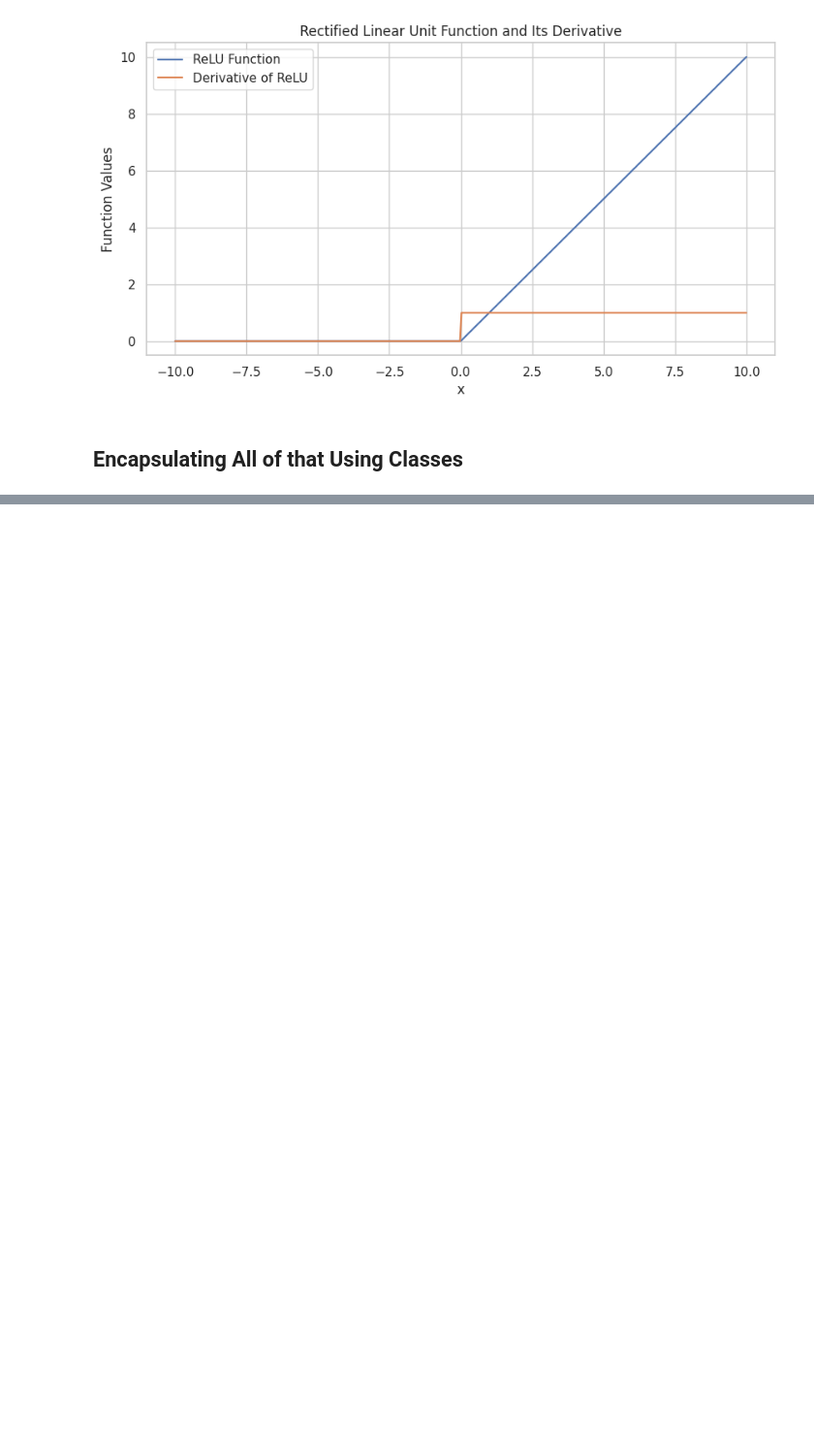
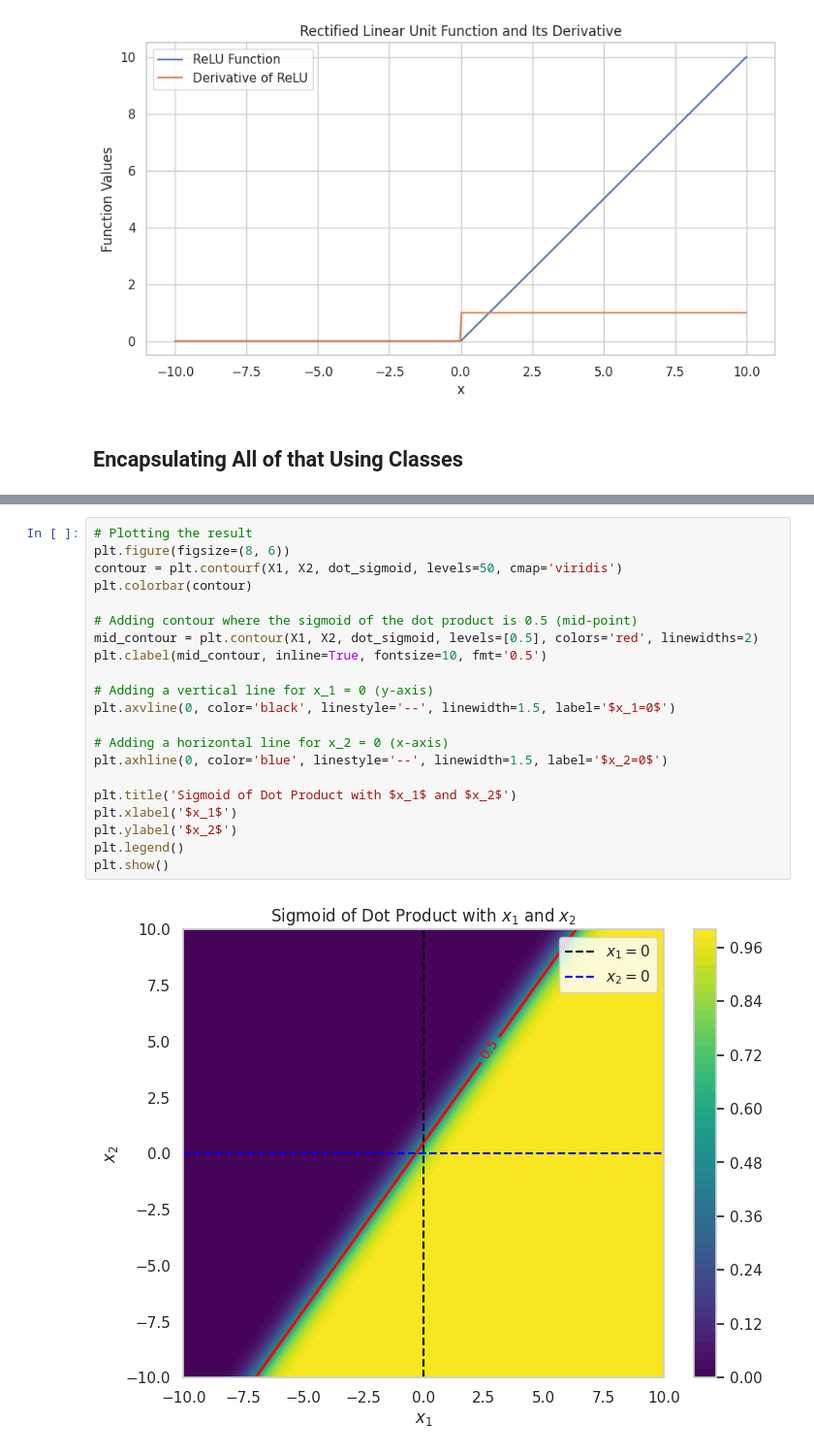
Before and after one commit to igorconsulting/neuromatch, a Jupyter notebook: mit-deep-learning/perceptron.ipynb, the cells around one changed output, grey strips where cells are left out. Shown at 97% size. Drawn from its saved outputs; the diff is of its cells as text; blank space fills up the shorter version.

```diff
--- a/mit-deep-learning/perceptron.ipynb
+++ b/mit-deep-learning/perceptron.ipynb
@@ -177,0 +273,23 @@ activations.plot('sigmoid')
+# %%
+# Plotting the result
+plt.figure(figsize=(8, 6))
+contour = plt.contourf(X1, X2, dot_sigmoid, levels=50, cmap='viridis')
+plt.colorbar(contour)
+
+# Adding contour where the sigmoid of the dot product is 0.5 (mid-point)
+mid_contour = plt.contour(X1, X2, dot_sigmoid, levels=[0.5], colors='red', linewidths=2)
+plt.clabel(mid_contour, inline=True, fontsize=10, fmt='0.5')
+
+# Adding a vertical line for x_1 = 0 (y-axis)
+plt.axvline(0, color='black', linestyle='--', linewidth=1.5, label='$x_1=0$')
+
+# Adding a horizontal line for x_2 = 0 (x-axis)
+plt.axhline(0, color='blue', linestyle='--', linewidth=1.5, label='$x_2=0$')
+
+plt.title('Sigmoid of Dot Product with $x_1$ and $x_2$')
+plt.xlabel('$x_1$')
+plt.ylabel('$x_2$')
+plt.legend()
+plt.show()
+# %% [output]
+[figure, added]
```
Also changed, not shown: parts of 5 cells of this notebook.
